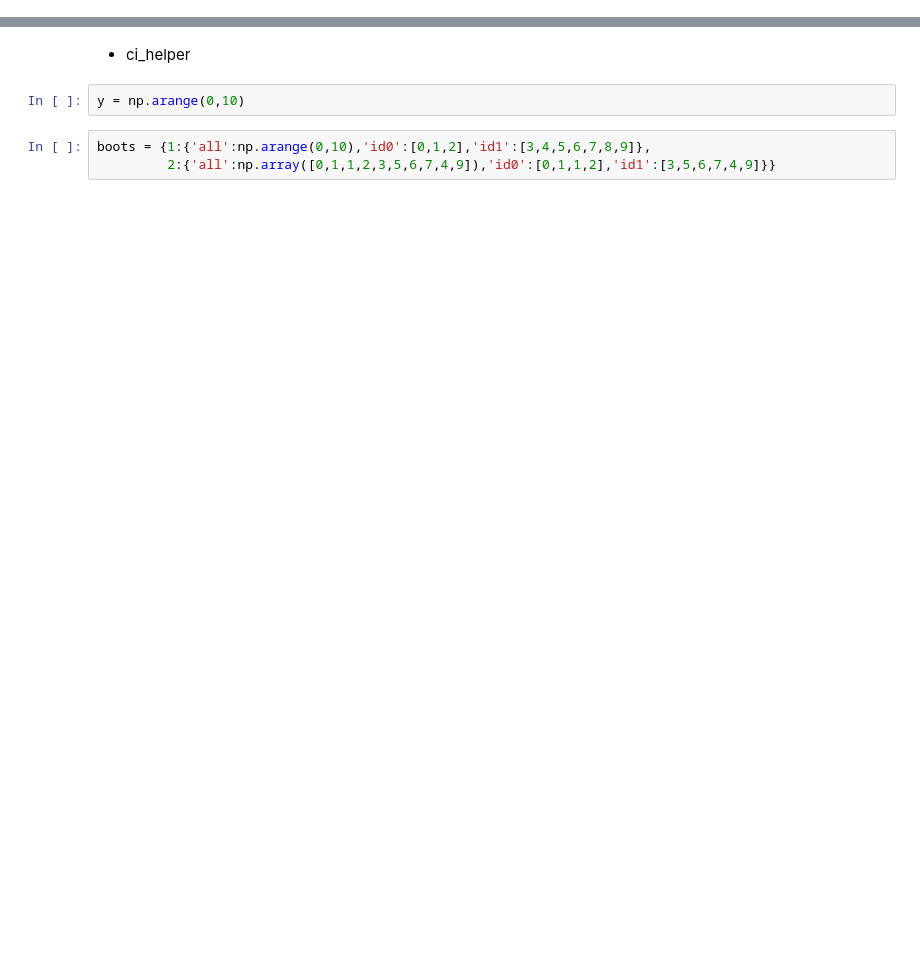
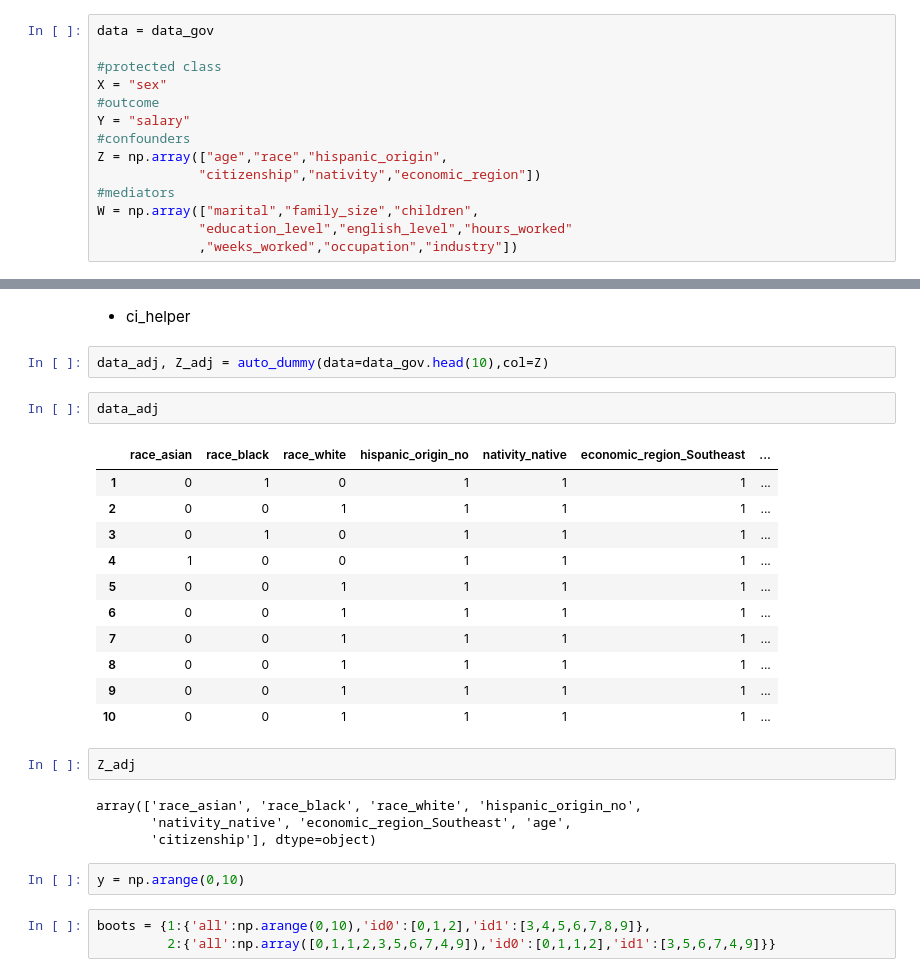
Before and after one commit to cyin666/CausalFairness, a Jupyter notebook: 00_CausalEffectsDecomp/test.ipynb, the cells around one changed output, grey strips where cells are left out. Cells and saved outputs as stored; diff of their text form; blank space fills up the shorter version.

```diff
--- a/00_CausalEffectsDecomp/test.ipynb
+++ b/00_CausalEffectsDecomp/test.ipynb
@@ -19,0 +20,14 @@ data_gov = pd.read_csv('E:/PhD/01_causalfairness/00_codes/gov_census.csv',index_
+# %%
+data = data_gov
+
+#protected class
+X = "sex"
+#outcome
+Y = "salary"
+#confounders
+Z = np.array(["age","race","hispanic_origin",
+             "citizenship","nativity","economic_region"])
+#mediators
+W = np.array(["marital","family_size","children",
+             "education_level","english_level","hours_worked"
+             ,"weeks_worked","occupation","industry"])
@@ -20,5 +82,27 @@ data_gov = pd.read_csv('E:/PhD/01_causalfairness/00_codes/gov_census.csv',index_
 # %% [markdown]
 - ci_helper
+# %%
+data_adj, Z_adj = auto_dummy(data=data_gov.head(10),col=Z)
+# %%
+data_adj
+# %% [output]
+|  | race_asian | race_black | race_white | hispanic_origin_no | nativity_native | economic_region_Southeast | ... |
+| 1 | 0 | 1 | 0 | 1 | 1 | 1 | ... |
+| 2 | 0 | 0 | 1 | 1 | 1 | 1 | ... |
+| 3 | 0 | 1 | 0 | 1 | 1 | 1 | ... |
+| 4 | 1 | 0 | 0 | 1 | 1 | 1 | ... |
+| 5 | 0 | 0 | 1 | 1 | 1 | 1 | ... |
+| 6 | 0 | 0 | 1 | 1 | 1 | 1 | ... |
+| 7 | 0 | 0 | 1 | 1 | 1 | 1 | ... |
+| 8 | 0 | 0 | 1 | 1 | 1 | 1 | ... |
+| 9 | 0 | 0 | 1 | 1 | 1 | 1 | ... |
+| 10 | 0 | 0 | 1 | 1 | 1 | 1 | ... |
+# %%
+Z_adj
+# %% [output]
+array(['race_asian', 'race_black', 'race_white', 'hispanic_origin_no',
+       'nativity_native', 'economic_region_Southeast', 'age',
+       'citizenship'], dtype=object)
 # %%
 y = np.arange(0,10)
 # %%
```
Also changed, not shown: parts of 8 cells of this notebook, 2 other files.
